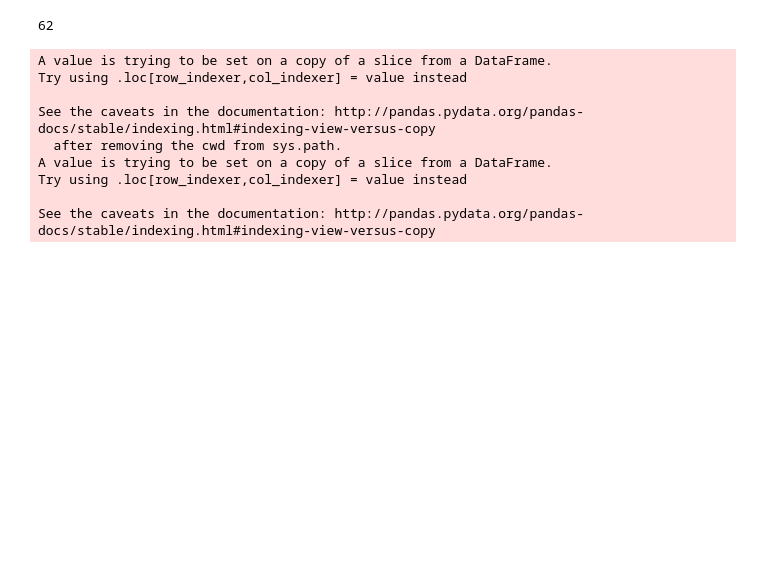
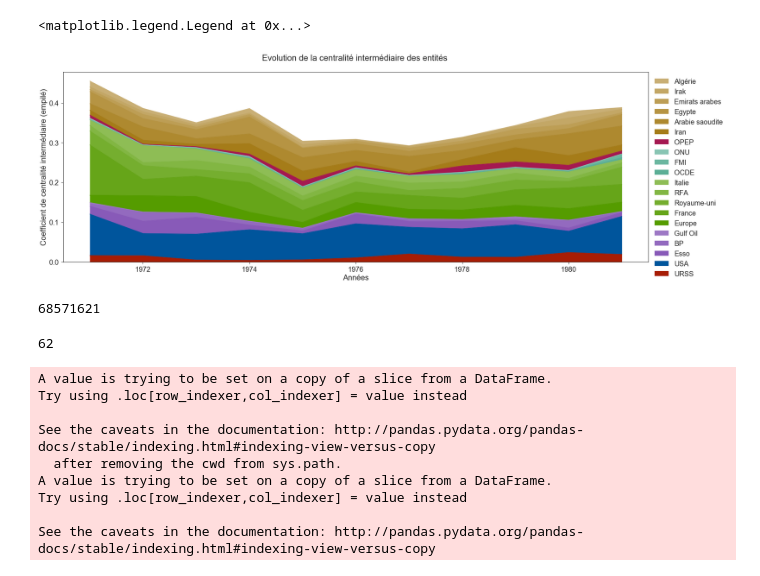
Before and after one commit to RPetitpierre/letemps_archive_opep, a Jupyter notebook: Network.ipynb, the cells around one changed output. Drawn from its saved outputs; the diff is of its cells as text; code cells hidden in the pictures; blank space fills up the shorter version.

```diff
--- a/Network.ipynb
+++ b/Network.ipynb
@@ -90,0 +187,3 @@ names = [['OPEP'], ['Lausanne'], ['Genève'], ['Zurich'], ['Bâle'], ['OCDE'],
+# %%
+index = [1979, 1974, 1971, 1976, 1973, 1981, 1978, 1975, 1972, 1980, 1977]
+df_betweenness = pd.DataFrame(dico, index = index).sort_index()
@@ -90,0 +214,26 @@ names = [['OPEP'], ['Lausanne'], ['Genève'], ['Zurich'], ['Bâle'], ['OCDE'],
+# %%
+color_list = ['#A71D05',
+              '#00559C',
+              '#885AB8','#936ABF', '#9D78C5',
+              '#559C00', '#66A519', '#75AE2F', '#82B643', '#8EBD55',
+              '#5BAF96', '#6BB7A0', '#88C5B3',
+              '#A51951',
+              '#A57C19', '#AE892F', '#B69443', '#BD9E55', '#C3A766', '#C9AF75']
+colormap = ListedColormap(color_list)
+# %%
+ax = df_betweenness.plot(y = ['URSS',
+                              'USA',
+                              'Esso', 'BP', 'Gulf Oil',
+                              'Europe', 'France', 'Royaume-uni', 'RFA', 'Italie',
+                              'OCDE', 'FMI', 'ONU',
+                              'OPEP',
+                              'Iran', 'Arabie saoudite', 'Egypte', 'Emirats arabes', 'Irak', 'Algérie'],
+                         title = 'Evolution de la centralité intermédiaire des entités \n',
+                         kind ='area', colormap = colormap)
+ax.set_ylabel('Coefficient de centralité intermédiaire (empilé)')
+ax.set_xlabel('Années')
+handles, labels = ax.get_legend_handles_labels()
+ax.legend(handles[::-1], labels[::-1], bbox_to_anchor=(1, 1))
+# %% [output]
+<matplotlib.legend.Legend at 0x...>
+[figure, added]
@@ -91,3 +258,7 @@ names = [['OPEP'], ['Lausanne'], ['Genève'], ['Zurich'], ['Bâle'], ['OCDE'],
+# %%
+len(corpus_text)
+# %% [output]
+68571621
 # %%
 len(entities)
 # %% [output]
```
Also changed, not shown: parts of 20 cells of this notebook.
